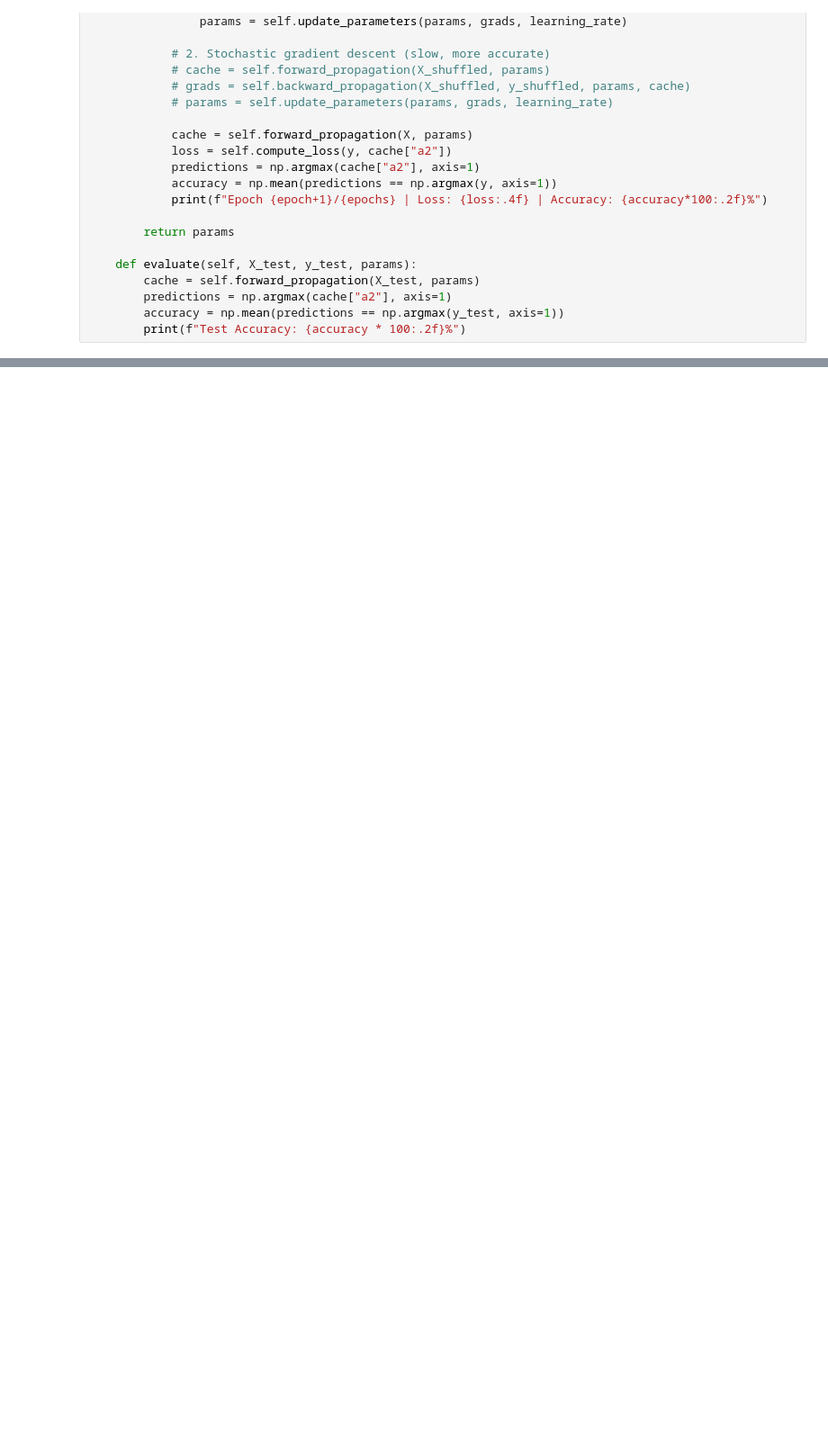
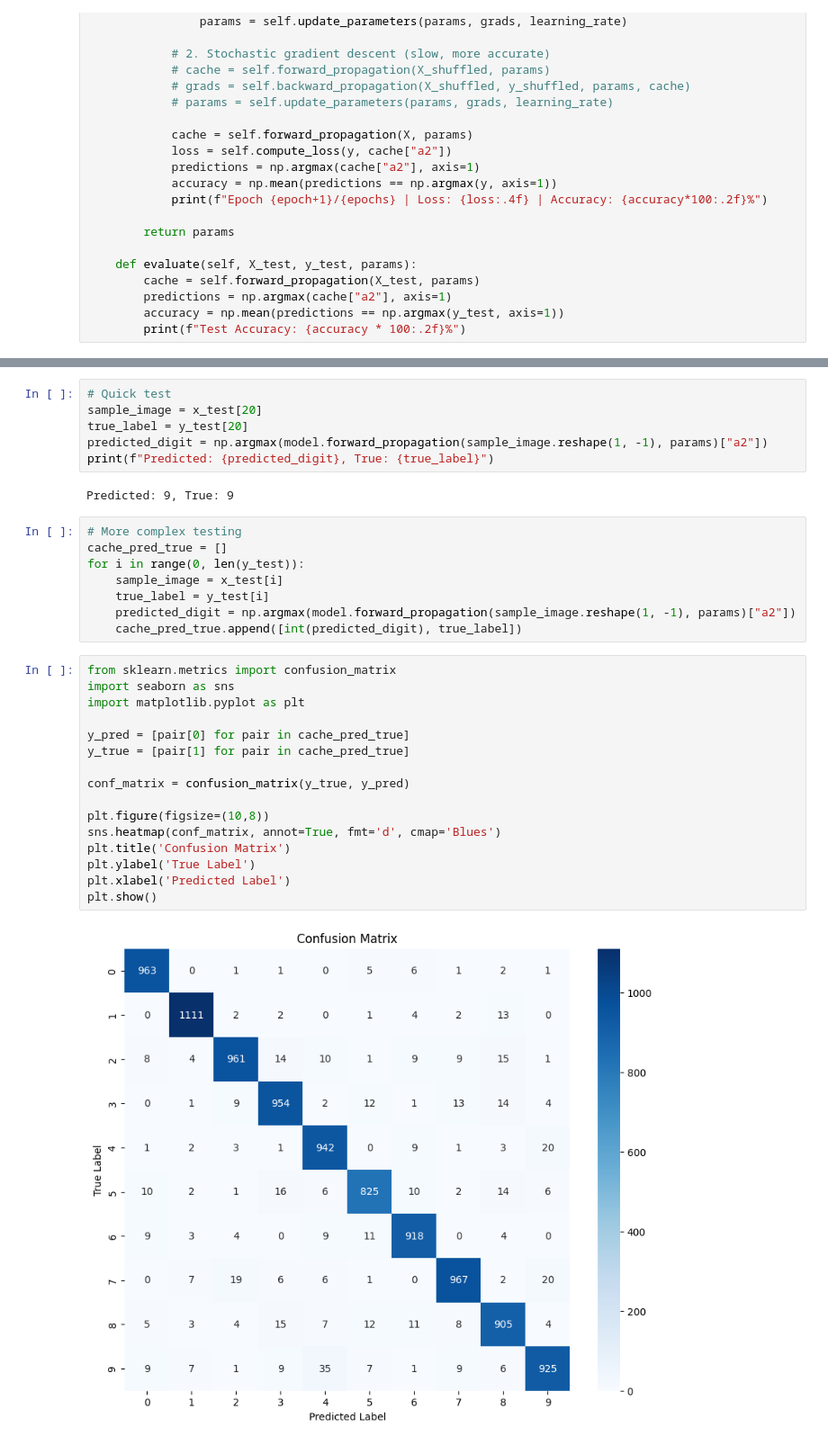
Before and after one commit to KrysztofN/LLM-MNIST-NUMBER-RECOGNITION, a Jupyter notebook: model.ipynb, the cells around one changed output, grey strips where cells are left out. Shown at 90% size. Saved outputs shown, nothing was run; the diff lists cells and outputs as text; blank space fills up the shorter version.

Commit message:
added confusion matrix

```diff
--- a/model.ipynb
+++ b/model.ipynb
@@ -263,0 +261,34 @@ Predicted: 9, True: 7
+# %%
+# Quick test
+sample_image = x_test[20]
+true_label = y_test[20]
+predicted_digit = np.argmax(model.forward_propagation(sample_image.reshape(1, -1), params)["a2"])
+print(f"Predicted: {predicted_digit}, True: {true_label}")
+# %% [output]
+Predicted: 9, True: 9
+# %%
+# More complex testing
+cache_pred_true = []
+for i in range(0, len(y_test)):
+    sample_image = x_test[i]
+    true_label = y_test[i]
+    predicted_digit = np.argmax(model.forward_propagation(sample_image.reshape(1, -1), params)["a2"])
+    cache_pred_true.append([int(predicted_digit), true_label])
+# %%
+from sklearn.metrics import confusion_matrix
+import seaborn as sns
+import matplotlib.pyplot as plt
+
+y_pred = [pair[0] for pair in cache_pred_true]
+y_true = [pair[1] for pair in cache_pred_true]
+
+conf_matrix = confusion_matrix(y_true, y_pred)
+
+plt.figure(figsize=(10,8))
+sns.heatmap(conf_matrix, annot=True, fmt='d', cmap='Blues')
+plt.title('Confusion Matrix')
+plt.ylabel('True Label')
+plt.xlabel('Predicted Label')
+plt.show()
+# %% [output]
+[figure, added]
```
Also changed, not shown: parts of 2 cells of this notebook.
